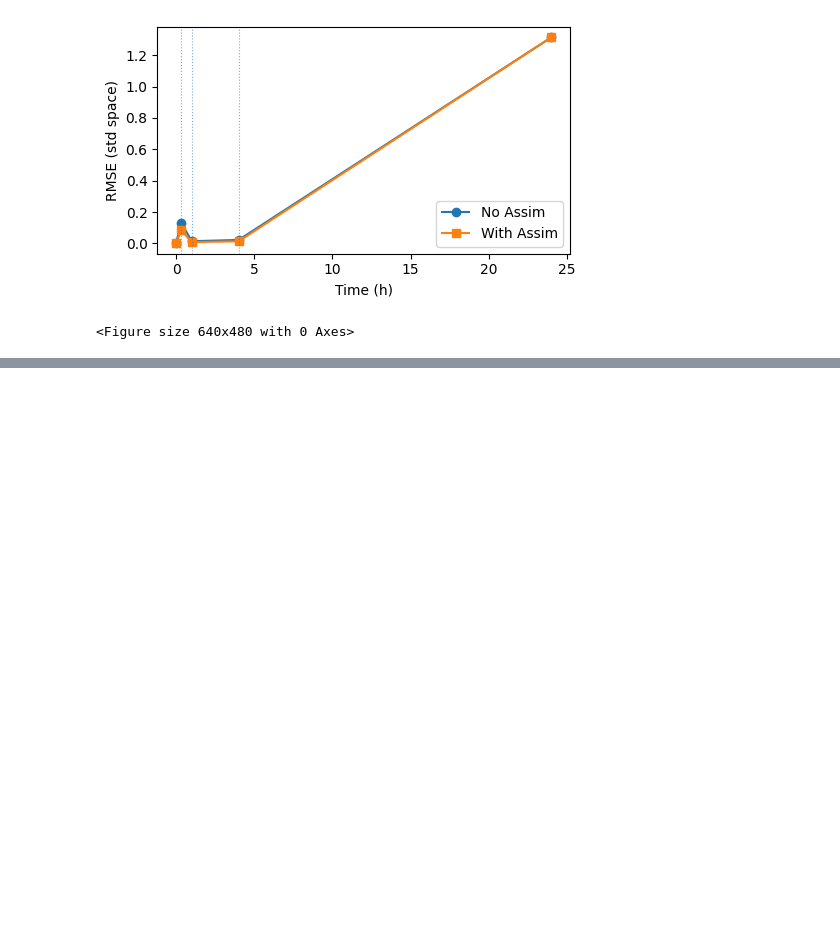
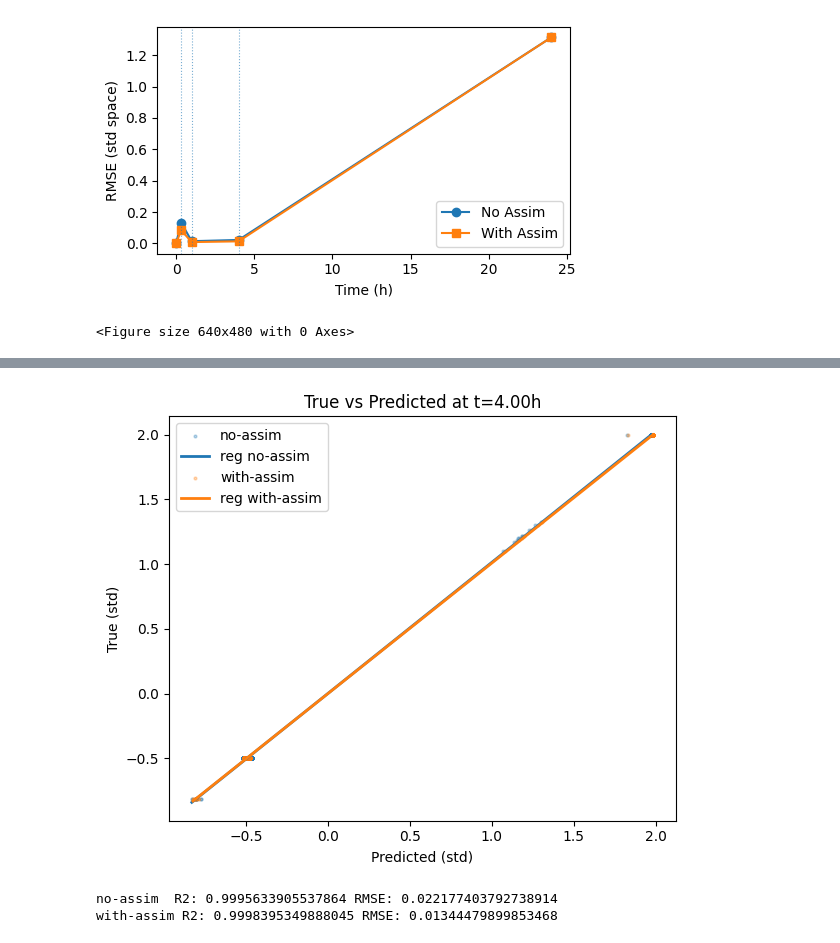
Before and after one commit to Liuzhe30/DyTAC, a Jupyter notebook: experiments/02-evaluation-atac.ipynb, the cells around one changed output, grey strips where cells are left out. Saved outputs shown, nothing was run; the diff lists cells and outputs as text; code cells hidden in the pictures; blank space fills up the shorter version.

```diff
--- a/experiments/02-evaluation-atac.ipynb
+++ b/experiments/02-evaluation-atac.ipynb
@@ -183,0 +194,41 @@ plt.show()
+# %%
+import numpy as np, matplotlib.pyplot as plt
+
+def r2_score(a, b):
+    num = ((a - b)**2).sum()
+    den = ((a - a.mean())**2).sum() + 1e-12
+    return float(1 - num/den)
+
+def rmse(a,b):
+    return float(np.sqrt(((a-b)**2).mean()))
+
+t_sel = 3  # 0:0h,1:0.33h,2:1h,3:4h,4:24h
+N = 20000  # subsample for scatter
+rng = np.random.default_rng(0)
+idx = rng.choice(X_true_std.shape[1], size=min(N, X_true_std.shape[1]), replace=False)
+
+y = X_true_std[t_sel, idx]
+x_no = X_pred_std_noass[t_sel, idx]
+x_as = X_pred_std_assim[t_sel, idx]
+
+b_no = np.polyfit(x_no, y, 1); line_no = np.poly1d(b_no)
+b_as = np.polyfit(x_as, y, 1); line_as = np.poly1d(b_as)
+
+plt.figure(figsize=(6,5))
+plt.scatter(x_no, y, s=4, alpha=0.3, label="no-assim")
+plt.plot(np.sort(x_no), line_no(np.sort(x_no)), linewidth=2, label=f"reg no-assim")
+plt.scatter(x_as, y, s=4, alpha=0.3, label="with-assim")
+plt.plot(np.sort(x_as), line_as(np.sort(x_as)), linewidth=2, label=f"reg with-assim")
+plt.xlabel("Predicted (std)")
+plt.ylabel("True (std)")
+plt.title(f"True vs Predicted at t={times[t_sel]:.2f}h")
+plt.legend()
+plt.tight_layout()
+plt.show()
+
+print("no-assim  R2:", r2_score(y, x_no), "RMSE:", rmse(y, x_no))
+print("with-assim R2:", r2_score(y, x_as), "RMSE:", rmse(y, x_as))
+# %% [output]
+[figure, added]
+no-assim  R2: 0.9995633905537864 RMSE: 0.022177403792738914
+with-assim R2: 0.9998395349888045 RMSE: 0.01344479899853468
```
Also changed, not shown: parts of 10 cells of this notebook, 2 other files.
